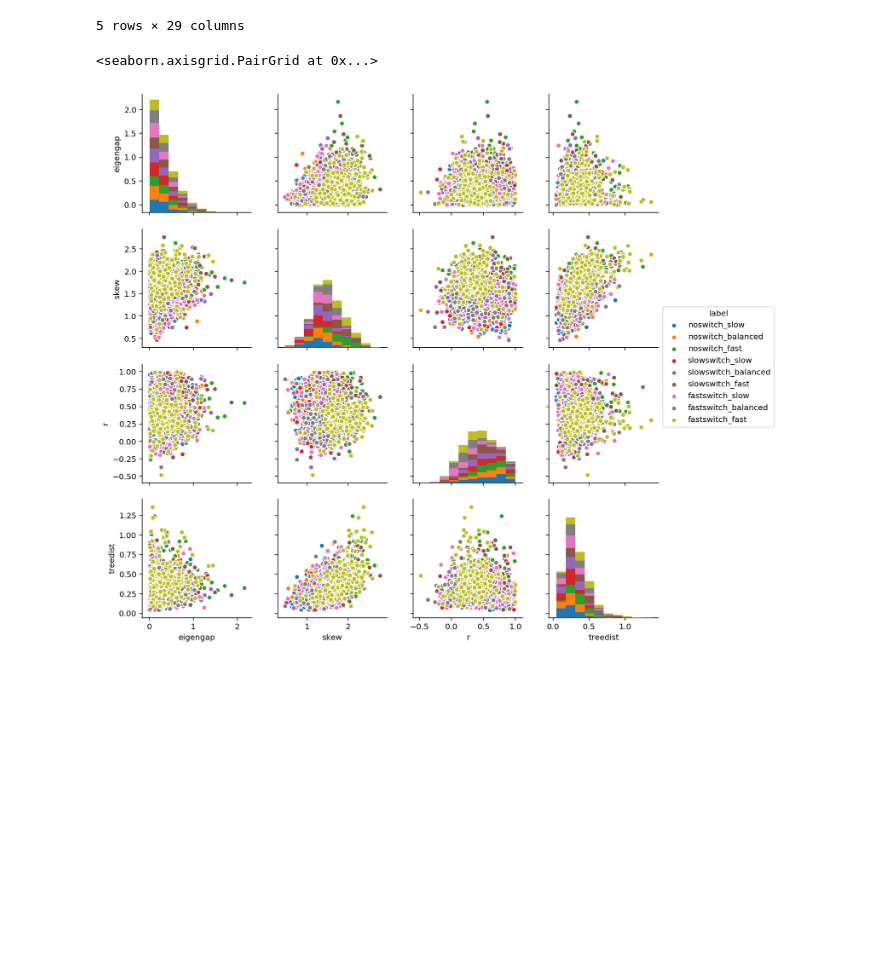
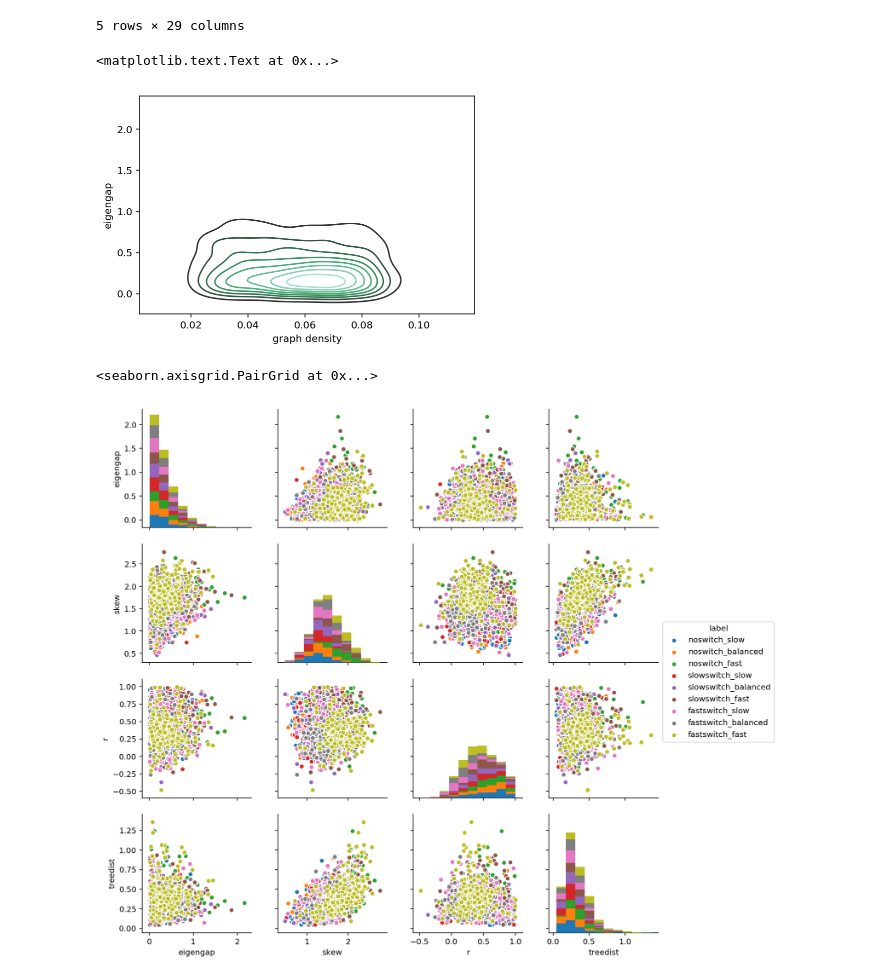
Before and after one commit to ryneches/ManyTrees, a Jupyter notebook: ManyTrees.ipynb, the cells around one changed output. Drawn from its saved outputs; the diff is of its cells as text; code cells hidden in the pictures; blank space fills up the shorter version.

```diff
--- a/ManyTrees.ipynb
+++ b/ManyTrees.ipynb
@@ -65,20 +69,43 @@ allsims = [ path_noswitch_slow,   path_noswitch_balanced,   path_noswitch_fast,
 
 moments = []
 data = []
+spectra = []
+SLTs = []
+igraphs = []
+
+p = ProgBar( sum( [ len(i) for i in [ listdir(sim['path']) for sim in allsims ] ] ),
+             title='reading data, building graphs...' )
 
 for sim in allsims :
     for run in listdir( sim['path'] ) :
-        if run.endswith( '.log' ) : continue
-        eg = array( map( float, open( sim['path'] + run + '/eigenvalues.csv').readline().split()[1].split(',') ) )
+        if run.endswith( '.log' ) : p.update(); continue
+
+        sim['run'] = run
+        path = sim['path'] + run + '/'
+
+        # read the calculated eigenvalues, build density distribution
+        eg = array( map( float, open( path + 'eigenvalues.csv').readline().split()[1].split(',') ) )
         density = gaussian_kde( eg/max(eg), bw_method=0.4 ).pdf( X )
 
-        moments.append( pandas.read_csv( sim['path'] + run + '/moments.csv' ) )
-        d = pandas.read_csv( sim['path'] + run + '/data.csv' )
-        sim['run'] = run
+        # read the calculated moments, build a DataFrame row
+        moments.append( pandas.read_csv( path + 'moments.csv' ) )
+        d = pandas.read_csv( path + 'data.csv' )
         d = pandas.DataFrame([sim]).join(d)
         data.append( d )
 
+        # plot the spectral densities
+        spectra.append( density )
         plot( X, density, color=sim['color'], alpha=0.2 )
+
+        # build the graph objects
+        T1 = SuchTree( path + 'host.relaxed.tree' )
+        T2 = SuchTree( path + 'guest.relaxed.tree' )
+        LK = pandas.read_csv( path + 'links.csv', index_col=0 )
+        SLT = SuchLinkedTrees( T1, T2, LK )
+        SLTs.append( SLT )
+        igraphs.append( SLT.to_igraph() )
+
+        p.update()
 
 moments = pandas.concat( moments, ignore_index=True )
 data = pandas.concat( data, ignore_index=True )
@@ -95,6 +125,14 @@ q.head()
 | 3 | 0.463081 | 1.111926 | 1.000000 | 0.247618 | 0.000180 | 0.650255 | 1.000000 | -0.211371 | red | slow | ... |
 | 4 | 0.101506 | 1.325231 | 1.000000 | 0.243475 | 0.022413 | 0.429901 | 1.000000 | 0.344731 | red | slow | ... |
 5 rows × 29 columns
+# %%
+#scatter( q.occupancy, q.treedist )
+
+seaborn.kdeplot( [ ig.density() for ig in igraphs ], q.eigengap )
+xlabel( 'graph density' )
+# %% [output]
+<matplotlib.text.Text at 0x...>
+[figure, added]
 # %%
 seaborn.pairplot( q.dropna(), vars=['eigengap', 'skew', 'r', 'treedist',], hue='label' )
 # %% [output]
```
Also changed, not shown: parts of 19 cells of this notebook.
